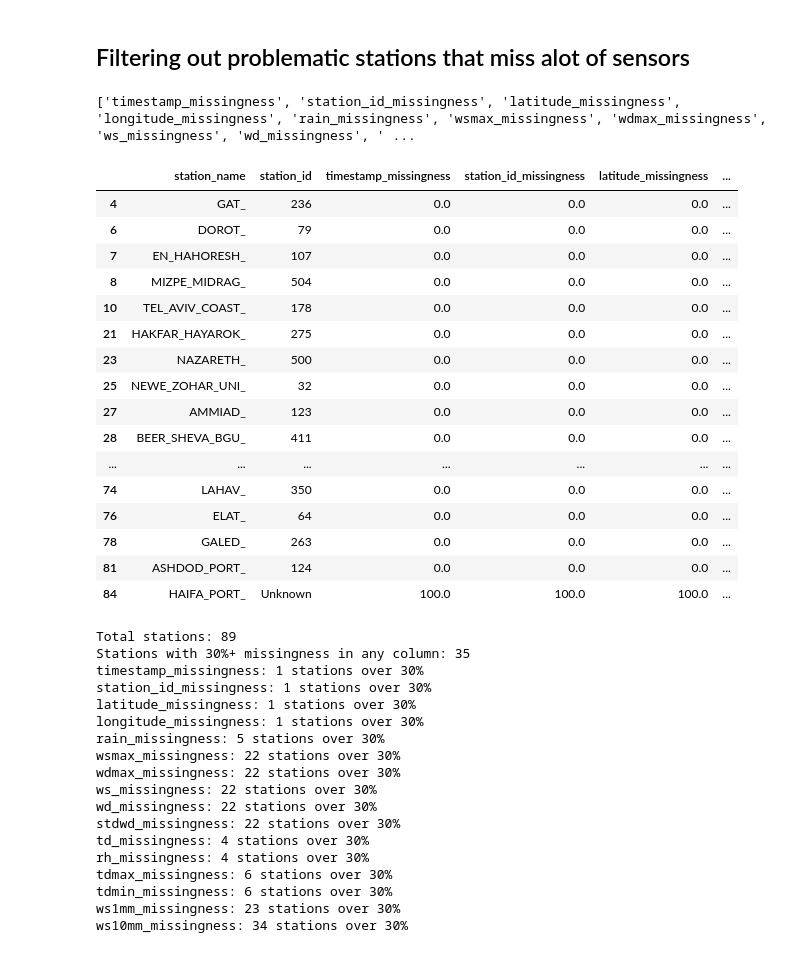
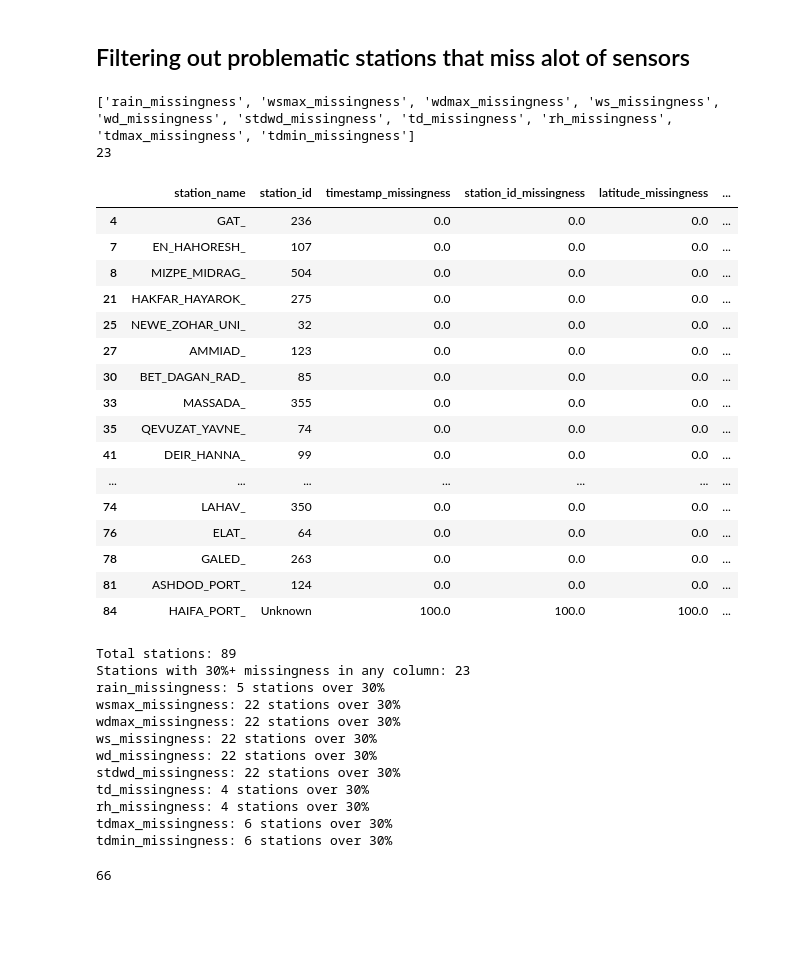
Before and after one commit to jadosh123/SparseData-AI-Precipitation-Forecasting, a Jupyter notebook: src/weather_engine/data_inspection.ipynb, the cells around one changed output. Cells and saved outputs as stored; diff of their text form; code cells hidden in the pictures; blank space fills up the shorter version.

```diff
--- a/src/weather_engine/data_inspection.ipynb
+++ b/src/weather_engine/data_inspection.ipynb
@@ -37,6 +37,7 @@ data_dir =  ut.get_project_root() / 'data/'
 csv_files = list(data_dir.glob('*.csv'))
 
 missingness_results = []
+coords_list = []
 
 print(f"Found {len(csv_files)} files. Starting cyclic processing...")
 
@@ -46,9 +47,16 @@ for file_path in csv_files:
     station_report = get_missingness_report(current_df, file_path)
     missingness_results.append(station_report)
 
+    if not current_df.empty and 'latitude' in current_df.columns:
+        first_valid = current_df[['station_id', 'latitude', 'longitude']].dropna().iloc[:1]
+        if not first_valid.empty:
+            coords_list.append(first_valid.iloc[0].to_dict())
+
     del current_df
 
 final_report_df = pd.DataFrame(missingness_results)
+station_coords_df = pd.DataFrame(coords_list).astype({'station_id': str})
+
 missingness_cols = [c for c in final_report_df.columns if c.endswith('_missingness')]
 
 with pd.option_context('display.max_rows', None, 'display.max_columns', None):
@@ -82,34 +90,42 @@ Found 89 files. Starting cyclic processing...
 # %% [markdown]
 ## Filtering out problematic stations that miss alot of sensors
 # %%
-cols_to_check = [c for c in final_report_df.columns if c.endswith('_missingness')]
-cols_to_check.remove('elevation_missingness')
+cols_to_ignore = ['elevation_missingness',
+                    'ws1mm_missingness', 'ws10mm_missingness',
+                    'timestamp_missingness', 'station_id_missingness',
+                    'latitude_missingness', 'longitude_missingness']
+
+cols_to_check = [c for c in final_report_df.columns
+                 if c.endswith('_missingness')
+                 and c not in cols_to_ignore]
 
 print(cols_to_check)
 
 stations_to_leave = []
 
 for idx, row in final_report_df.iterrows():
     for col in cols_to_check:
         if row[col] >= 30.0:
             stations_to_leave.append(row['station_id'])
             break
 
 df_bad_stations = final_report_df[final_report_df['station_id'].isin(stations_to_leave)]
+print(len(df_bad_stations))
 df_bad_stations
 # %% [output]
-['timestamp_missingness', 'station_id_missingness', 'latitude_missingness', 'longitude_missingness', 'rain_missingness', 'wsmax_missingness', 'wdmax_missingness', 'ws_missingness', 'wd_missingness', ' ...
+['rain_missingness', 'wsmax_missingness', 'wdmax_missingness', 'ws_missingness', 'wd_missingness', 'stdwd_missingness', 'td_missingness', 'rh_missingness', 'tdmax_missingness', 'tdmin_missingness']
+23
 |  | station_name | station_id | timestamp_missingness | station_id_missingness | latitude_missingness | ... |
 | 4 | GAT_ | 236 | 0.0 | 0.0 | 0.0 | ... |
-| 6 | DOROT_ | 79 | 0.0 | 0.0 | 0.0 | ... |
 | 7 | EN_HAHORESH_ | 107 | 0.0 | 0.0 | 0.0 | ... |
 | 8 | MIZPE_MIDRAG_ | 504 | 0.0 | 0.0 | 0.0 | ... |
-| 10 | TEL_AVIV_COAST_ | 178 | 0.0 | 0.0 | 0.0 | ... |
 | 21 | HAKFAR_HAYAROK_ | 275 | 0.0 | 0.0 | 0.0 | ... |
-| 23 | NAZARETH_ | 500 | 0.0 | 0.0 | 0.0 | ... |
 | 25 | NEWE_ZOHAR_UNI_ | 32 | 0.0 | 0.0 | 0.0 | ... |
 | 27 | AMMIAD_ | 123 | 0.0 | 0.0 | 0.0 | ... |
-| 28 | BEER_SHEVA_BGU_ | 411 | 0.0 | 0.0 | 0.0 | ... |
+| 30 | BET_DAGAN_RAD_ | 85 | 0.0 | 0.0 | 0.0 | ... |
+| 33 | MASSADA_ | 355 | 0.0 | 0.0 | 0.0 | ... |
+| 35 | QEVUZAT_YAVNE_ | 74 | 0.0 | 0.0 | 0.0 | ... |
+| 41 | DEIR_HANNA_ | 99 | 0.0 | 0.0 | 0.0 | ... |
 | ... | ... | ... | ... | ... | ... | ... |
 | 74 | LAHAV_ | 350 | 0.0 | 0.0 | 0.0 | ... |
 | 76 | ELAT_ | 64 | 0.0 | 0.0 | 0.0 | ... |
@@ -128,11 +144,7 @@ for col in cols_to_check:
         print(f"{col}: {over_30} stations over 30%")
 # %% [output]
 Total stations: 89
-Stations with 30%+ missingness in any column: 35
-timestamp_missingness: 1 stations over 30%
-station_id_missingness: 1 stations over 30%
-latitude_missingness: 1 stations over 30%
-longitude_missingness: 1 stations over 30%
+Stations with 30%+ missingness in any column: 23
 rain_missingness: 5 stations over 30%
 wsmax_missingness: 22 stations over 30%
 wdmax_missingness: 22 stations over 30%
@@ -143,5 +155,8 @@ td_missingness: 4 stations over 30%
 rh_missingness: 4 stations over 30%
 tdmax_missingness: 6 stations over 30%
 tdmin_missingness: 6 stations over 30%
-ws1mm_missingness: 23 stations over 30%
-ws10mm_missingness: 34 stations over 30%
+# %%
+df_survived_stations = final_report_df[~final_report_df['station_id'].isin(df_bad_stations['station_id'])]
+print(len(df_survived_stations))
+# %% [output]
+66
```
Also changed, not shown: parts of 1 cell of this notebook, 2 other files.
